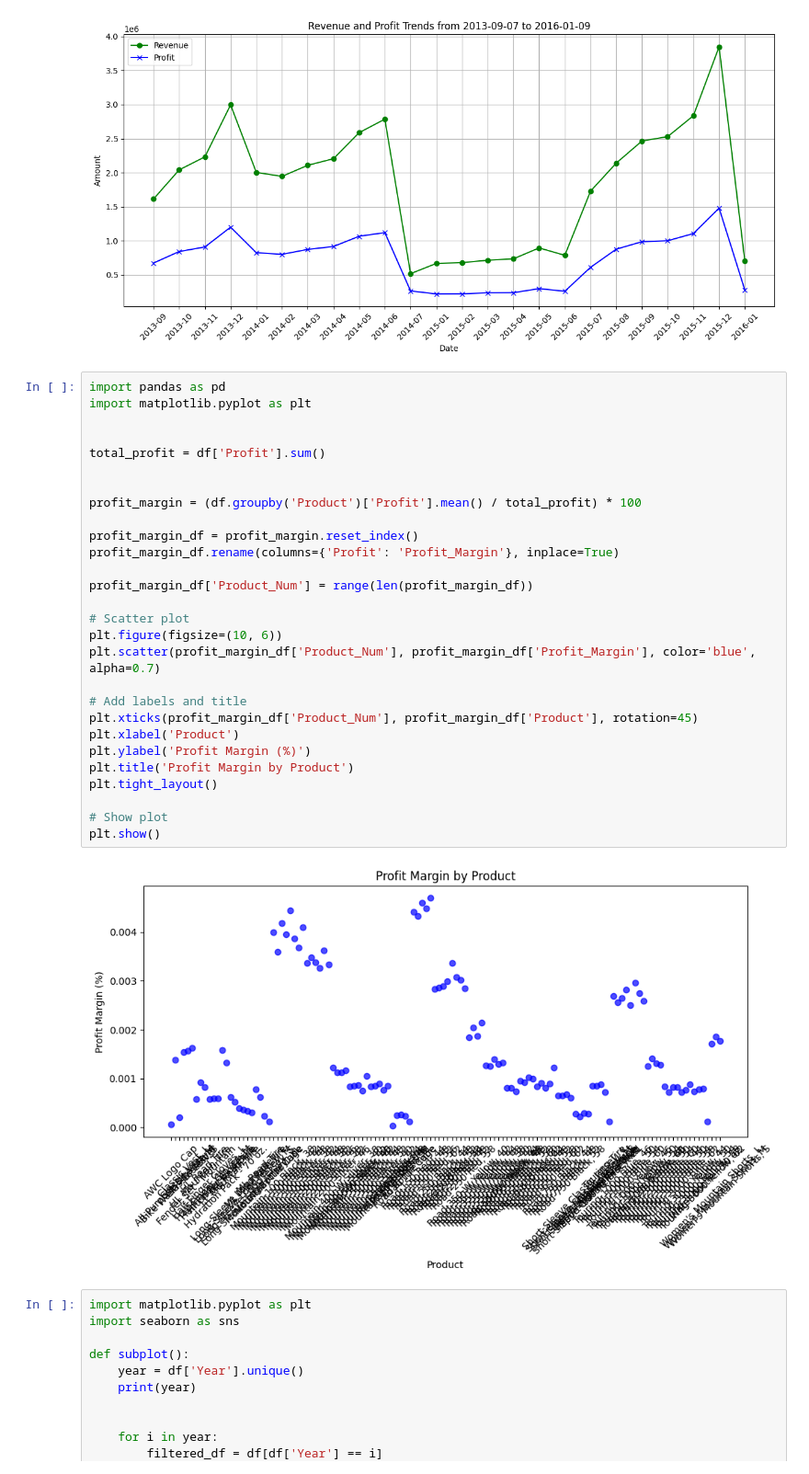
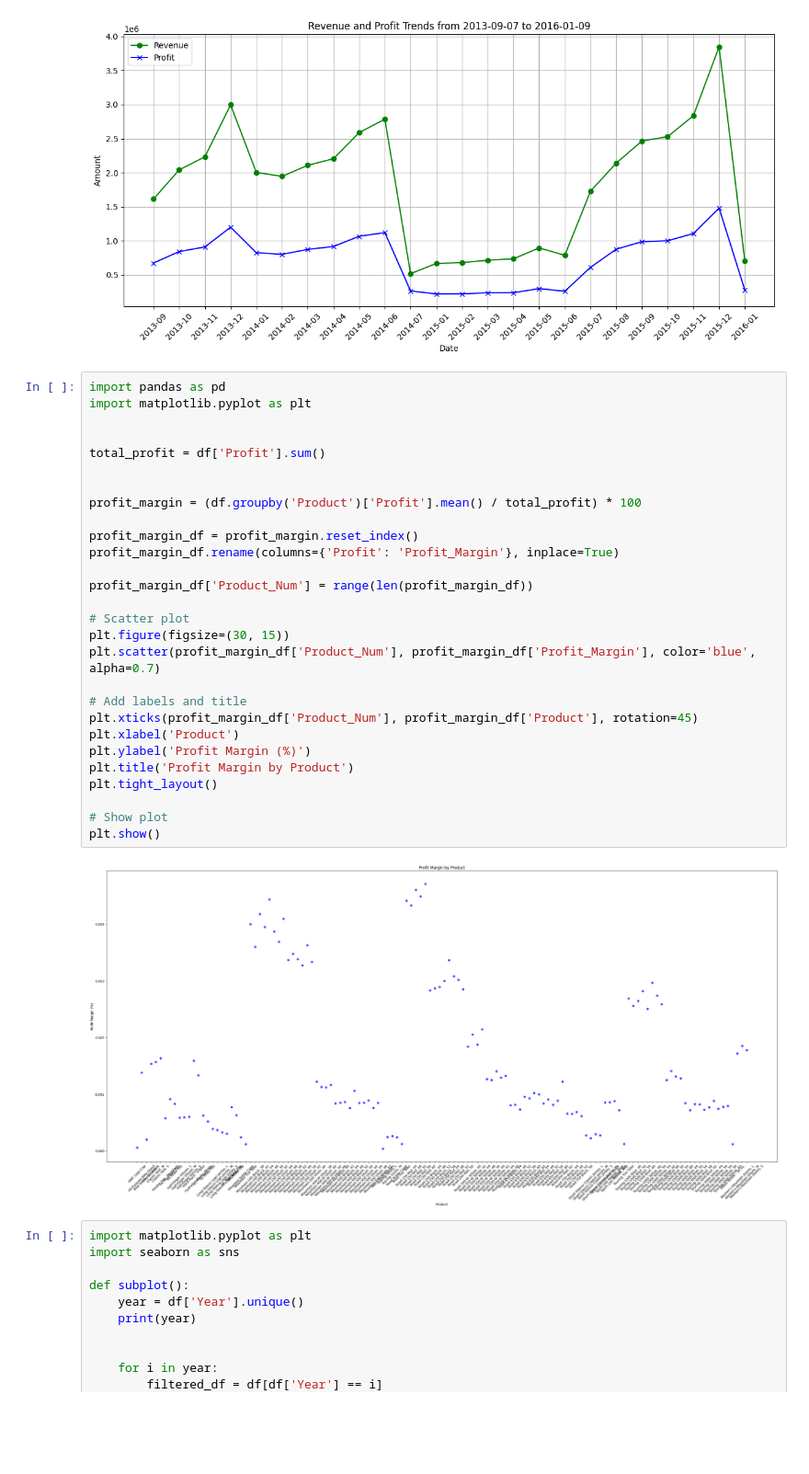
Before and after one commit to Ananthkrishnandayanithi/Entrans_task, a Jupyter notebook: AItask.ipynb, the cells around one changed output. Shown at 92% size. Drawn from its saved outputs; the diff is of its cells as text; blank space fills up the shorter version.

Commit message:
Made changes in Scatter plot size

```diff
--- a/AItask.ipynb
+++ b/AItask.ipynb
@@ -326,33 +326,33 @@ See the caveats in the documentation: https://pandas.pydata.org/pandas-docs/stab
 # %%
 import pandas as pd
 import matplotlib.pyplot as plt
 
 
 total_profit = df['Profit'].sum()
 
 
 profit_margin = (df.groupby('Product')['Profit'].mean() / total_profit) * 100
 
 profit_margin_df = profit_margin.reset_index()
 profit_margin_df.rename(columns={'Profit': 'Profit_Margin'}, inplace=True)
 
 profit_margin_df['Product_Num'] = range(len(profit_margin_df))
 
 # Scatter plot
-plt.figure(figsize=(10, 6))
+plt.figure(figsize=(30, 15))
 plt.scatter(profit_margin_df['Product_Num'], profit_margin_df['Profit_Margin'], color='blue', alpha=0.7)
 
 # Add labels and title
 plt.xticks(profit_margin_df['Product_Num'], profit_margin_df['Product'], rotation=45)
 plt.xlabel('Product')
 plt.ylabel('Profit Margin (%)')
 plt.title('Profit Margin by Product')
 plt.tight_layout()
 
 # Show plot
 plt.show()
 # %% [output]
-[figure, old version]
+[figure, new version]
 # %%
 import matplotlib.pyplot as plt
 import seaborn as sns
```
Also changed, not shown: parts of 3 cells of this notebook.
